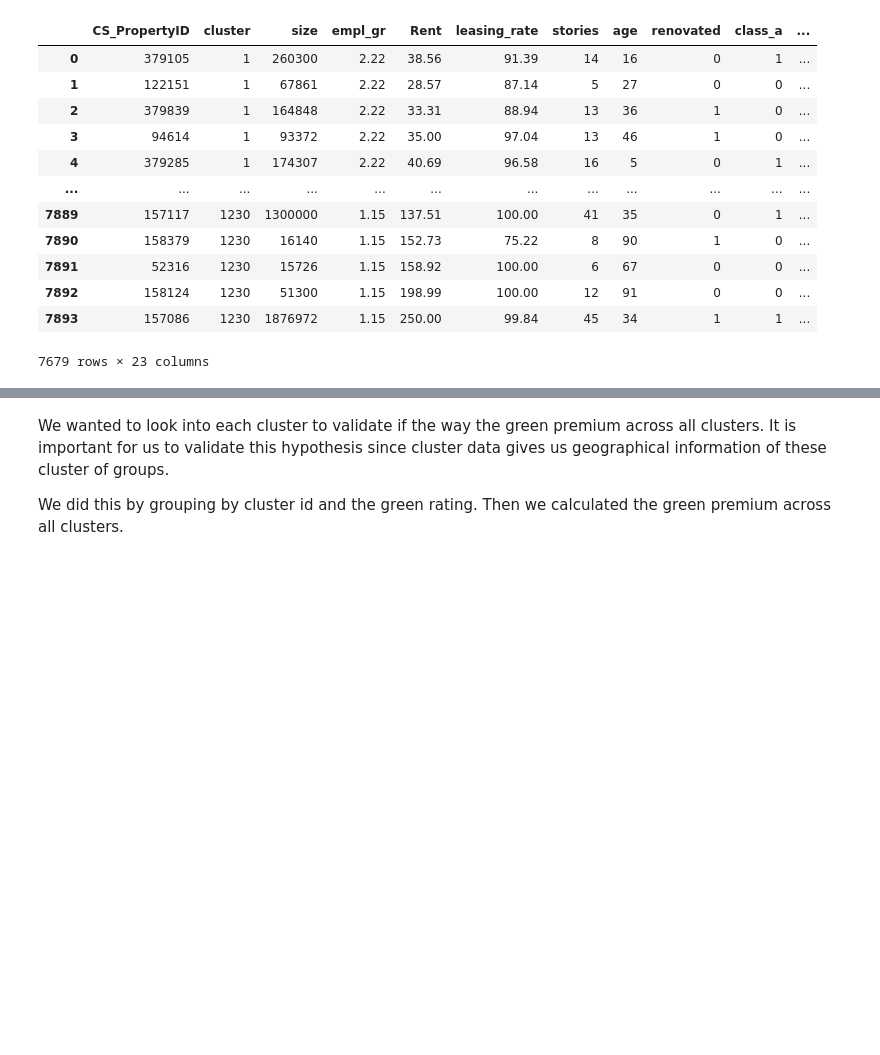
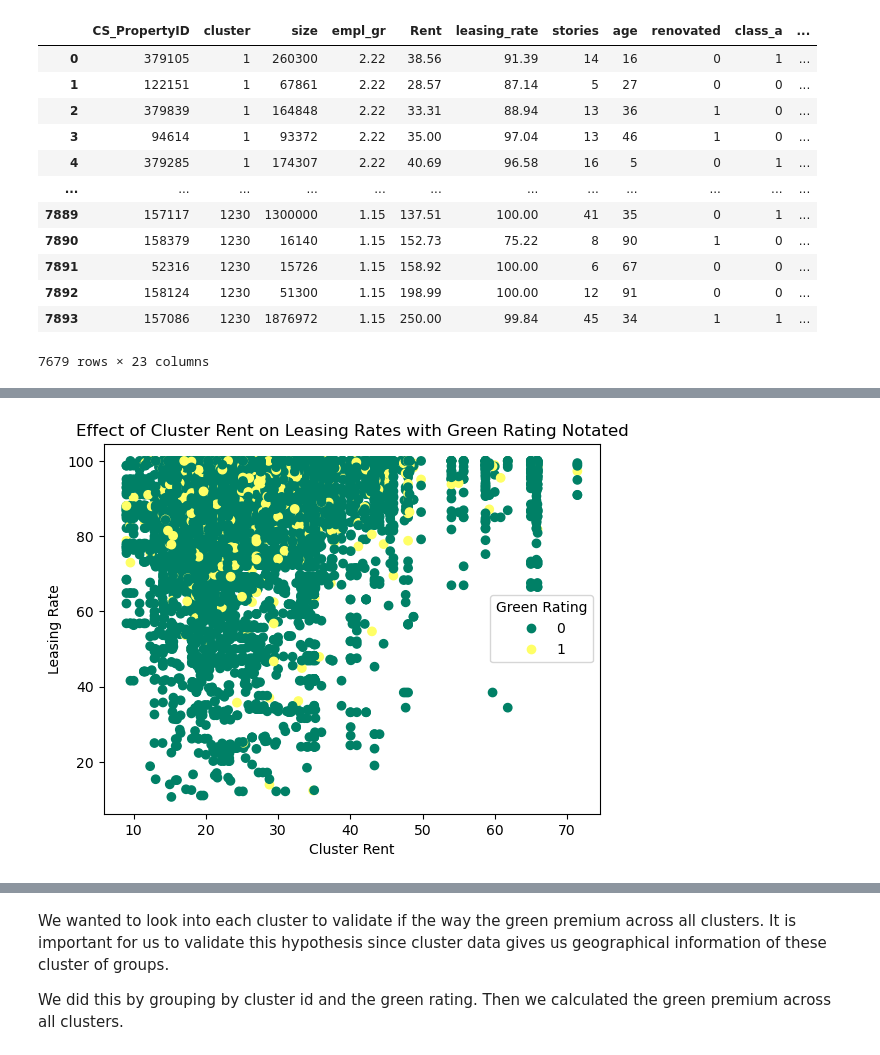
Before and after one commit to jordanehli/STA380_exercises, a Jupyter notebook: problem3.ipynb, the cells around one changed output, grey strips where cells are left out. Drawn from its saved outputs; the diff is of its cells as text; code cells hidden in the pictures; blank space fills up the shorter version.

```diff
--- a/problem3.ipynb
+++ b/problem3.ipynb
@@ -24,0 +28,9 @@ gb_data
+# %%
+sc = plt.scatter(gb_data['cluster_rent'], gb_data['leasing_rate'], c=gb_data['green_rating'], cmap='summer')
+plt.xlabel('Cluster Rent')
+plt.ylabel('Leasing Rate')
+plt.title('Effect of Cluster Rent on Leasing Rates with Green Rating Notated')
+plt.legend(*sc.legend_elements(num=1),loc="center right", title="Green Rating")
+plt.show()
+# %% [output]
+[figure, added]
```
Also changed, not shown: parts of 15 cells of this notebook, 1 other file.
